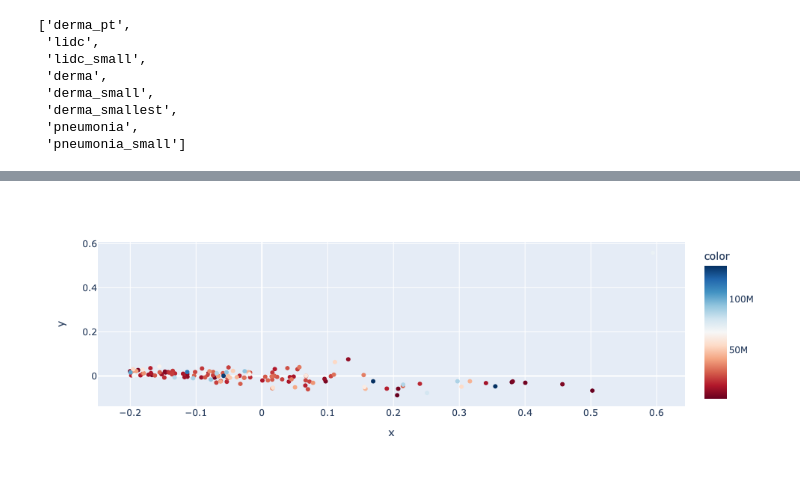
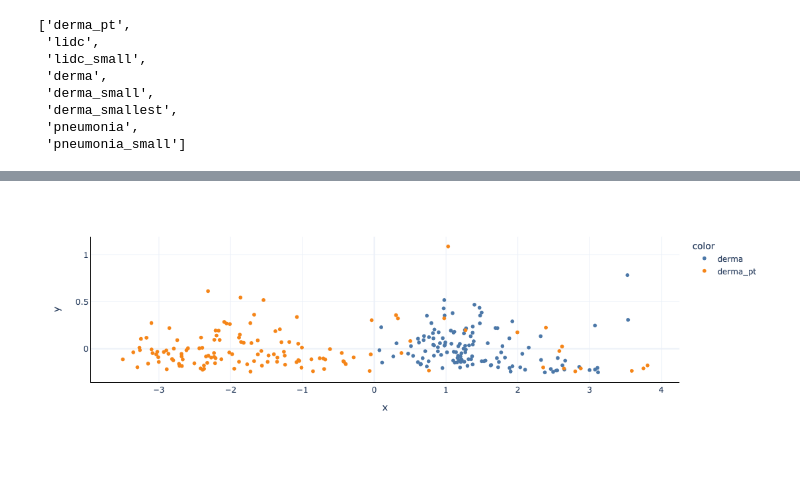
Before and after one commit to raghavian/MIA-Energy, a Jupyter notebook: Bob/Data Exploration.ipynb, the cells around one changed output, grey strips where cells are left out. Drawn from its saved outputs; the diff is of its cells as text; code cells hidden in the pictures.

```diff
--- a/Bob/Data Exploration.ipynb
+++ b/Bob/Data Exploration.ipynb
@@ -82,4 +184,8 @@ array([[0.875     , 0.95230263, 0.95230263, ..., 0.95723684, 0.95723684,
 # %%
-epoch_time = (df["train_time"].values / 10).reshape(-1, 1) * np.arange(10).reshape(1, -1)
+resource_column = "energy"
+resource_df = pd.DataFrame(df)
+# ressource_column = "energy"
+resource_per_epoch = (resource_df[resource_column].values / 10).reshape(-1, 1)
+epoch_time = resource_per_epoch * np.arange(10).reshape(1, -1)
 np.max(epoch_time)
 # %% [output]
@@ -87,5 +193,5 @@ np.max(epoch_time)
 # %%
-sample_times = np.arange(0, np.max(epoch_time), 1)
+sample_times = np.linspace(0, np.max(epoch_time), 2**10)
 peak_profile_time = np.zeros((peak_profile.shape[0], sample_times.shape[0]))
 for i in range(0, peak_profile.shape[0]):
     peak_profile_time[i] = np.interp(sample_times, epoch_time[i], peak_profile[i])
@@ -116,7 +241,0 @@ px.bar(y=[peak_profile_time[:, base_idx], peak_profile_time[:, -1]-peak_profile_
-# %%
-base_idx = 3
-gap = peak_profile_time[:, -1]-peak_profile_time[:, base_idx]
-df["gap"] = gap
-df["base_test"] = peak_profile_time[:, base_idx]
-df["final_test"] = peak_profile_time[:, -1]
-px.scatter(df, y=["base_test", "final_test"], x="num_param", color="dataset")
@@ -125,5 +313,5 @@ px.scatter(df, y=["base_test", "final_test"], x="num_param", color="dataset")
 # %%
 pca = sklearn.decomposition.PCA()
-pca_profile = pca.fit_transform(test_profile)
-pca.explained_variance_ratio_, pca.mean_
+pca_profile = pca.fit_transform(peak_profile_time)
+pca.mean_, pca.explained_variance_ratio_
 # %% [output]
@@ -175,3 +339,3 @@ array([0.05015733, 0.02393127, 0.01345405, 0.03149693, 0.00616995,
 # %%
-px.scatter(x=pca_profile[:, 0], y=pca_profile[:, 1], hover_name=df["model"], opacity=1.0, color=df["num_param"], color_continuous_scale="RdBu")
+px.scatter(x=pca_profile[:, 0], y=pca_profile[:, 1], hover_name=df["label"], opacity=1.0, color=df["dataset"], color_continuous_scale="RdBu")
 # %% [output]
@@ -178,4 +343,4 @@ px.scatter(x=pca_profile[:, 0], y=pca_profile[:, 1], hover_name=df["model"], opa
-[figure, old version]
+[figure, new version]
 # %%
 px.line(y=[pca.components_[i] for i in range(4)])
 # %% [output]
```
Also changed, not shown: parts of 39 cells of this notebook, 1 other file.
